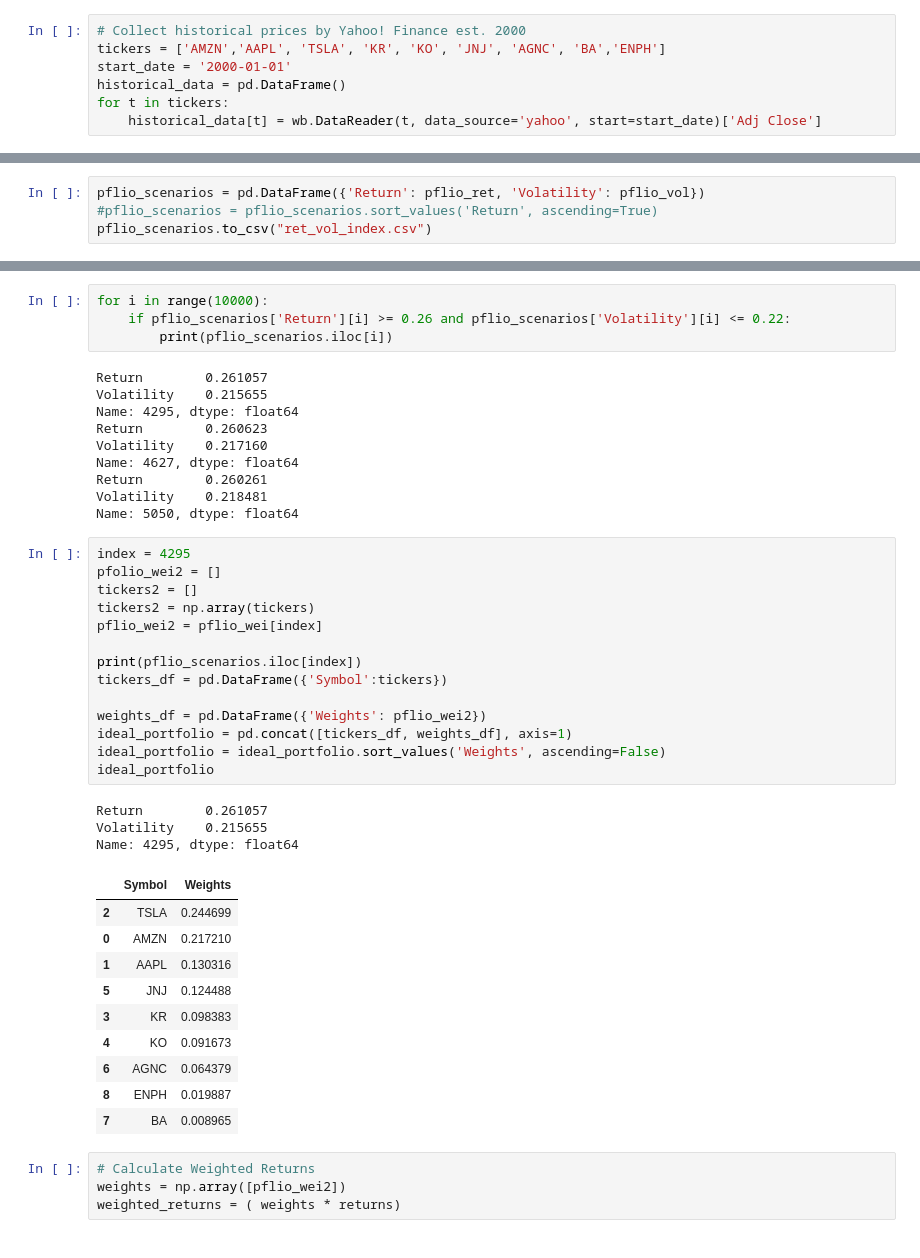
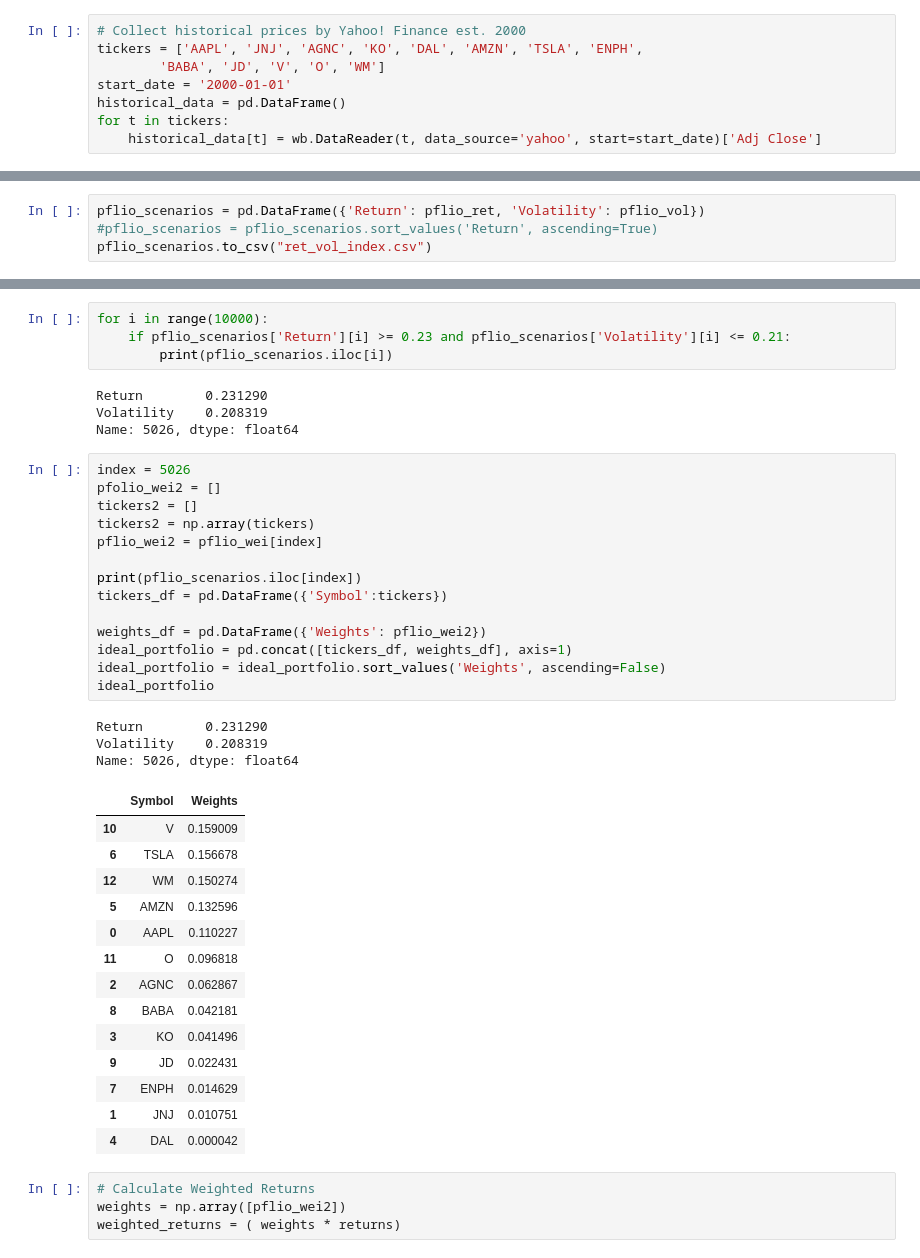
Before and after one commit to jpaguirre15/robinhood-portfolio-analysis, a Jupyter notebook: Individual Stocks.ipynb, the cells around one changed output, grey strips where cells are left out. Saved outputs shown, nothing was run; the diff lists cells and outputs as text.

```diff
--- a/Individual Stocks.ipynb
+++ b/Individual Stocks.ipynb
@@ -11,7 +11,8 @@ from pandas_datareader import data as wb
 %matplotlib inline
 # %%
 # Collect historical prices by Yahoo! Finance est. 2000
-tickers = ['AMZN','AAPL', 'TSLA', 'KR', 'KO', 'JNJ', 'AGNC', 'BA','ENPH']
+tickers = ['AAPL', 'JNJ', 'AGNC', 'KO', 'DAL', 'AMZN', 'TSLA', 'ENPH',
+        'BABA', 'JD', 'V', 'O', 'WM']
 start_date = '2000-01-01'
 historical_data = pd.DataFrame()
 for t in tickers:
@@ -271,45 +305,43 @@ pflio_scenarios.tail()
 # %%
 for i in range(10000):
-    if pflio_scenarios['Return'][i] >= 0.26 and pflio_scenarios['Volatility'][i] <= 0.22:
+    if pflio_scenarios['Return'][i] >= 0.23 and pflio_scenarios['Volatility'][i] <= 0.21:
         print(pflio_scenarios.iloc[i])
 # %% [output]
-Return        0.261057
-Volatility    0.215655
-Name: 4295, dtype: float64
-Return        0.260623
-Volatility    0.217160
-Name: 4627, dtype: float64
-Return        0.260261
-Volatility    0.218481
-Name: 5050, dtype: float64
+Return        0.231290
+Volatility    0.208319
+Name: 5026, dtype: float64
 # %%
-index = 4295
+index = 5026
 pfolio_wei2 = []
 tickers2 = []
 tickers2 = np.array(tickers)
 pflio_wei2 = pflio_wei[index]
 
 print(pflio_scenarios.iloc[index])
 tickers_df = pd.DataFrame({'Symbol':tickers})
 
 weights_df = pd.DataFrame({'Weights': pflio_wei2})
 ideal_portfolio = pd.concat([tickers_df, weights_df], axis=1)
 ideal_portfolio = ideal_portfolio.sort_values('Weights', ascending=False)
 ideal_portfolio
 # %% [output]
-Return        0.261057
-Volatility    0.215655
-Name: 4295, dtype: float64
+Return        0.231290
+Volatility    0.208319
+Name: 5026, dtype: float64
 |  | Symbol | Weights |
-| 2 | TSLA | 0.244699 |
-| 0 | AMZN | 0.217210 |
-| 1 | AAPL | 0.130316 |
-| 5 | JNJ | 0.124488 |
-| 3 | KR | 0.098383 |
-| 4 | KO | 0.091673 |
-| 6 | AGNC | 0.064379 |
-| 8 | ENPH | 0.019887 |
-| 7 | BA | 0.008965 |
+| 10 | V | 0.159009 |
+| 6 | TSLA | 0.156678 |
+| 12 | WM | 0.150274 |
+| 5 | AMZN | 0.132596 |
+| 0 | AAPL | 0.110227 |
+| 11 | O | 0.096818 |
+| 2 | AGNC | 0.062867 |
+| 8 | BABA | 0.042181 |
+| 3 | KO | 0.041496 |
+| 9 | JD | 0.022431 |
+| 7 | ENPH | 0.014629 |
+| 1 | JNJ | 0.010751 |
+| 4 | DAL | 0.000042 |
 # %%
 # Calculate Weighted Returns
 weights = np.array([pflio_wei2])
```
Also changed, not shown: parts of 21 cells of this notebook, 6 other files.
